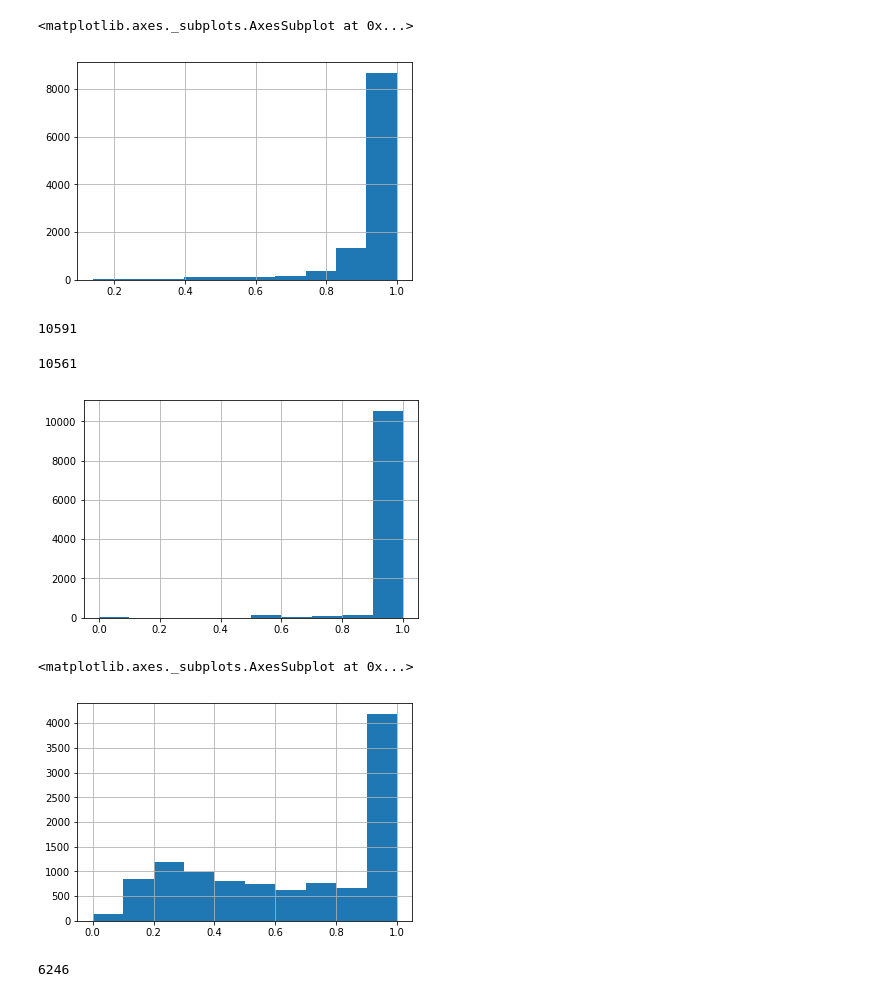
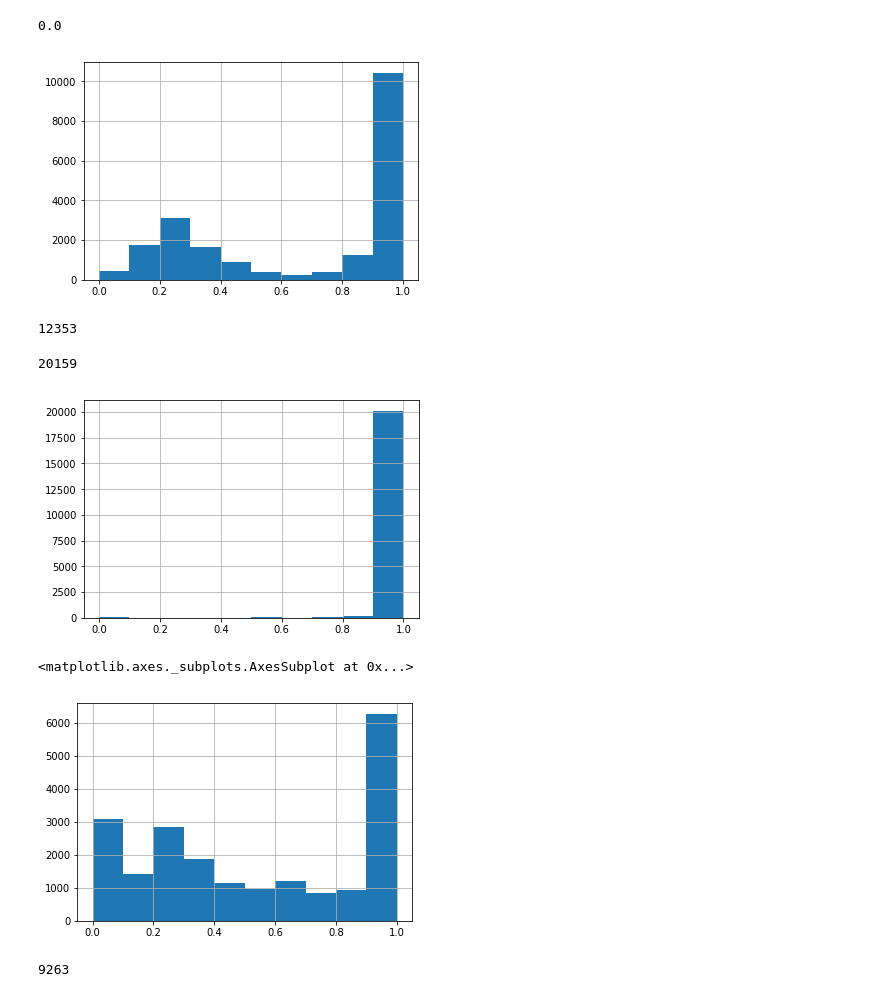
Before and after one commit to Jungle-Bus/ref-fr-STIF, a Jupyter notebook: audit_routepoints/analyse_routepoints.ipynb, the cells around one changed output. Cells and saved outputs as stored; diff of their text form; code cells hidden in the pictures.

```diff
--- a/audit_routepoints/analyse_routepoints.ipynb
+++ b/audit_routepoints/analyse_routepoints.ipynb
@@ -66,44 +67,46 @@ len(routepoints[routepoints['distance'] > 50])
 # %%
 import difflib
 
 difflib.SequenceMatcher(None, 'Gare de Laplace (Arcueil)', 'Arcueil Laplace RER').ratio() # 0.5
 difflib.SequenceMatcher(None, 'Sucy-Bonneuil RER', 'Gare de Sucy-Bonneuil').ratio() # 0.68
 difflib.SequenceMatcher(None, 'Noisy-le-Roi - Centre Commercial le Cèdre', 'Centre commercial').ratio() #0.55
 difflib.SequenceMatcher(None, 'Cimetière', 'Cimetière de Saint-Maur-des-Fossés').ratio() #0.41
 difflib.SequenceMatcher(None, 'A. Lebrun', 'Auguste Lebrun').ratio() #0.69
 difflib.SequenceMatcher(None, 'Saint-Maur Créteil', 'SAINT-MAUR - CRETEIL RER').ratio() #0.23
 difflib.SequenceMatcher(None, 'Saint-Maur Créteil'.lower(), 'SAINT-MAUR - CRETEIL RER'.lower()).ratio() #0.80
+difflib.SequenceMatcher(None, 'A. Lebrun', '').ratio() #0
+
+routepoints.fillna("", inplace=True)
 
 def compute_similarity(elem1, elem2):
     return difflib.SequenceMatcher(None, elem1.lower(), elem2.lower()).ratio()
 
 routepoints['name_confidence'] = routepoints[['osm_name','gtfs_stop_name']].apply(lambda x: compute_similarity(*x), axis=1)
 routepoints['name_confidence'].hist()
 # %% [output]
-<matplotlib.axes._subplots.AxesSubplot at 0x...>
+0.0
-[figure, old version]
+[figure, new version]
 # %%
 len(routepoints[routepoints['name_confidence'] > 0.6])
 # %% [output]
-10591
+12353
 # %%
 routepoints['line_code_confidence'] = routepoints[['osm_code','gtfs_route_short_name']].apply(lambda x: compute_similarity(*x), axis=1)
 routepoints['line_code_confidence'].hist()
 len(routepoints[routepoints['line_code_confidence'] > 0.8])
 # %% [output]
-10561
+20159
-[figure, old version]
+[figure, new version]
 # %%
 routepoints['destination_confidence'] = routepoints[['osm_destination','gtfs_dest_name']].apply(lambda x: compute_similarity(*x), axis=1)
 routepoints['destination_confidence'].hist()
 # %% [output]
 <matplotlib.axes._subplots.AxesSubplot at 0x...>
-[figure, old version]
+[figure, new version]
 # %%
 len(routepoints[routepoints['destination_confidence'] > 0.6])
-#TODO : à vérifier !!
 # %% [output]
-6246
+9263
 # %%
 #tt = routepoints[routepoints['destination_confidence'] < 0.5]
 #tt.to_csv('to_investigate_dest.csv')
```
Also changed, not shown: parts of 6 cells of this notebook, 4 other files.
